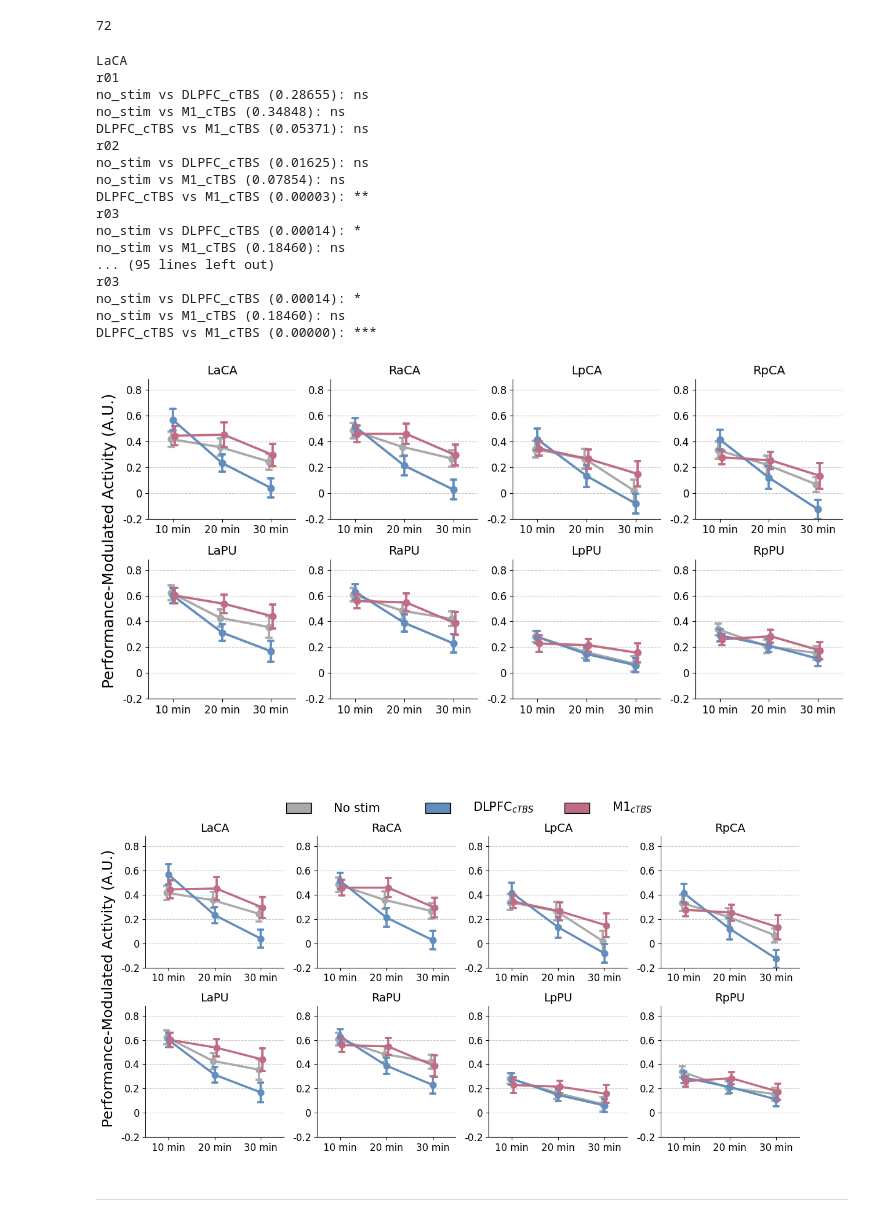
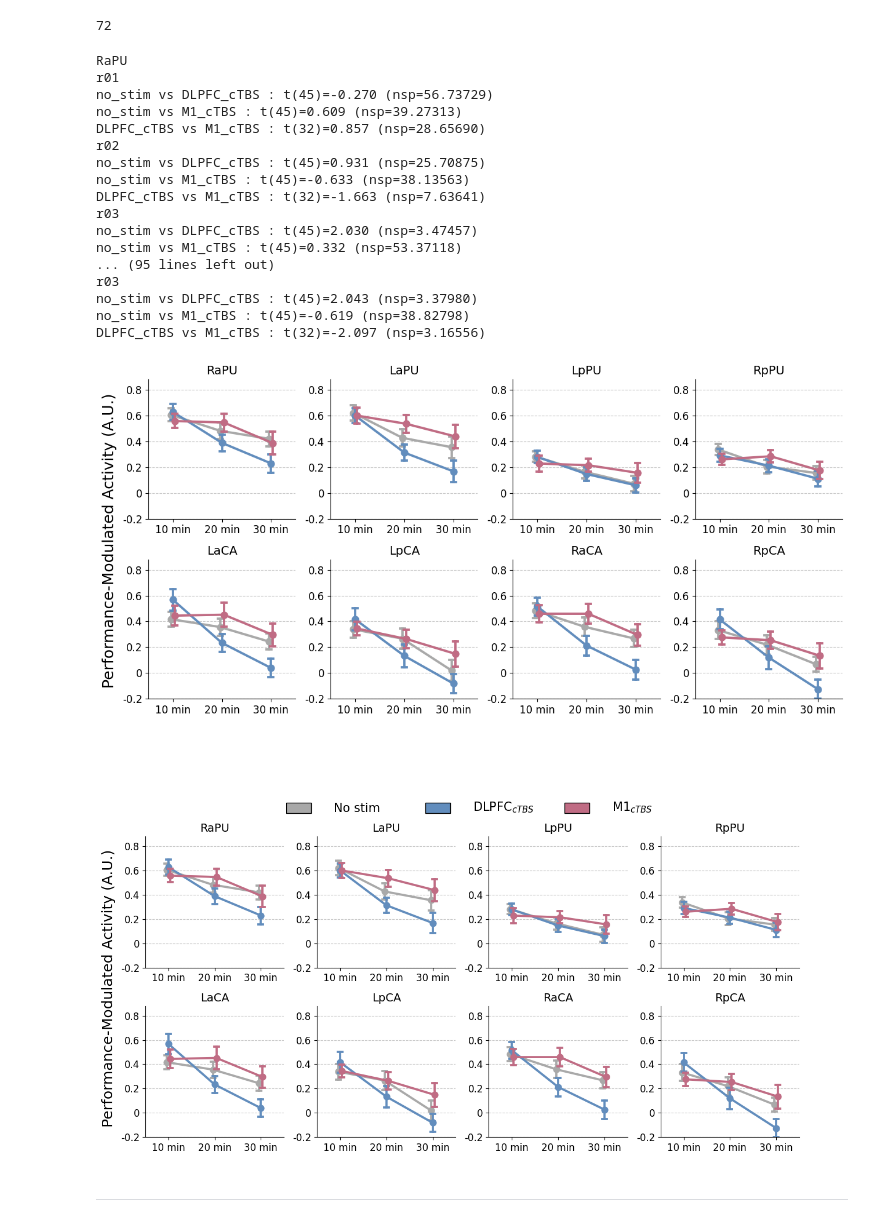
Before and after one commit to psb629/CommonLab, a Jupyter notebook: GP/scripts/fMRI.fig.3c.S2.ipynb, the cells around one changed output. Drawn from its saved outputs; the diff is of its cells as text; code cells hidden in the pictures.

```diff
--- a/GP/scripts/fMRI.fig.3c.S2.ipynb
+++ b/GP/scripts/fMRI.fig.3c.S2.ipynb
@@ -158,6 +159,7 @@ list_label=[
     'RaPU', 'LaPU', 'LpPU', 'RpPU',
     'LaCA', 'LpCA', 'RaCA', 'RpCA'
 ]
+list_roi=list_label[1:]
 # %% [markdown]
 ---
 # %% [markdown]
@@ -258,7 +260,7 @@ for run in list_run:
 
 #         beta = masking.apply_mask(imgs=fname, mask_img=img)
         betas = masker.fit_transform(fname)[0]
-        for ii, roi in enumerate(list_label[1:]):
+        for ii, roi in enumerate(list_roi):
             new_row = pd.Series(
                 {
                     'subj':subj, 'group':group, 'run':run,
@@ -317,15 +319,9 @@ cmap
 # %% [output]
 [figure]
 # %%
-list_label = [
-    'LaCA', 'RaCA', 'LpCA', 'RpCA',
-    'LaPU', 'RaPU', 'LpPU', 'RpPU'
-]
-order = ['r01','r02','r03']
-# hue_order = ['no_stim','DLPFC_cTBS','M1_cTBS','DLPFC_20Hz']
 hue_order = ['no_stim','DLPFC_cTBS','M1_cTBS']
 
-n_Bonferroni = len(list_label)*len(order)*len(hue_order)
+n_Bonferroni = len(list_roi)*len(list_run)*len(hue_order)
 n_Bonferroni
 # %% [output]
 72
@@ -335,11 +331,11 @@ ncols, nrows = 4, 2
 fig, axs = plt.subplots(nrows=nrows, ncols=ncols, figsize=(3*ncols,3*nrows))
 axs = np.concatenate(axs)
 
-for ii, roi in enumerate(list_label):
+for ii, roi in enumerate(list_roi):
     ax = axs[ii]
     g = sns.pointplot(
         data=df[df.roi==roi], x='run', y='beta', hue='group',
-        order=order, hue_order=hue_order, palette=palette[:len(hue_order)],
+        order=list_run, hue_order=hue_order, palette=palette[:len(hue_order)],
         errorbar='se', capsize=0.1,
         dodge=True,
         ax=ax
@@ -348,52 +344,56 @@ for ii, roi in enumerate(list_label):
     ax.grid(axis='y', linestyle='--', alpha=0.7)
     ax.legend().remove()
 
     ax.set_ylim(-0.2,0.88)
     ax.set_ylabel('', fontsize=0)
     ax.set_yticks([-0.2, 0, 0.2, 0.4, 0.6, 0.8])
     ax.set_yticklabels([-0.2, 0, 0.2, 0.4, 0.6, 0.8], fontsize=12)
 
     ax.set_xlabel('', fontsize=0)
-    ax.set_xticks(order)
+    ax.set_xticks(list_run)
     ax.set_xticklabels(['10 min', '20 min', '30 min'], fontsize=12)
 
     ax.spines['right'].set_visible(False)
     ax.spines['top'].set_visible(False)
 
     print(roi)
-    for kk, run in enumerate(order):
+    for kk, run in enumerate(list_run):
         print(run)
         for ii, g1 in enumerate(hue_order):
             x1 = ii
             for jj, g2 in enumerate(hue_order[ii+1:]):
                 x2 = ii+1+jj
-                a = df[(df.group==g1)&(df.run==run)].beta.astype(float)
-                b = df[(df.group==g2)&(df.run==run)].beta.astype(float)
-                _, pval = stats.ttest_ind(a,b)
-                print('%s vs %s (%.5f):'%(g1,g2,pval), convert_pvalue_to_asterisks(pval*n_Bonferroni))
+                a = df[(df.group==g1)&(df.run==run)&(df.roi==roi)].beta.astype(float)
+                b = df[(df.group==g2)&(df.run==run)&(df.roi==roi)].beta.astype(float)
+                res = stats.ttest_ind(a,b)
+                tval, pval = res
+                dof = res.df
+                ## Bonferroni correction
+                pval *= n_Bonferroni
+                print('%s vs %s : t(%d)=%.3f (%sp=%.5f)'%(g1,g2,dof,tval,convert_pvalue_to_asterisks(pval),pval))
     print('')
 
 fig.text(-.015, 0.5, 'Performance-Modulated Activity (A.U.)', va='center', rotation='vertical', fontsize=18)
 fig.tight_layout()
 # %% [output]
-LaCA
+RaPU
 r01
-no_stim vs DLPFC_cTBS (0.28655): ns
-no_stim vs M1_cTBS (0.34848): ns
-DLPFC_cTBS vs M1_cTBS (0.05371): ns
+no_stim vs DLPFC_cTBS : t(45)=-0.270 (nsp=56.73729)
+no_stim vs M1_cTBS : t(45)=0.609 (nsp=39.27313)
+DLPFC_cTBS vs M1_cTBS : t(32)=0.857 (nsp=28.65690)
 r02
-no_stim vs DLPFC_cTBS (0.01625): ns
-no_stim vs M1_cTBS (0.07854): ns
-DLPFC_cTBS vs M1_cTBS (0.00003): **
+no_stim vs DLPFC_cTBS : t(45)=0.931 (nsp=25.70875)
+no_stim vs M1_cTBS : t(45)=-0.633 (nsp=38.13563)
+DLPFC_cTBS vs M1_cTBS : t(32)=-1.663 (nsp=7.63641)
 r03
-no_stim vs DLPFC_cTBS (0.00014): *
-no_stim vs M1_cTBS (0.18460): ns
+no_stim vs DLPFC_cTBS : t(45)=2.030 (nsp=3.47457)
+no_stim vs M1_cTBS : t(45)=0.332 (nsp=53.37118)
 ... (95 lines left out)
 r03
-no_stim vs DLPFC_cTBS (0.00014): *
-no_stim vs M1_cTBS (0.18460): ns
-DLPFC_cTBS vs M1_cTBS (0.00000): ***
+no_stim vs DLPFC_cTBS : t(45)=2.043 (nsp=3.37980)
+no_stim vs M1_cTBS : t(45)=-0.619 (nsp=38.82798)
+DLPFC_cTBS vs M1_cTBS : t(32)=-2.097 (nsp=3.16556)
-[figure, old version]
+[figure, new version]
 # %%
 ### legend
 nax = fig.add_axes([0.25, 1, .8, 0.2])
@@ -418,7 +418,7 @@ for ii, group in enumerate(hue_order):
 nax.axis('off')
 fig
 # %% [output]
-[figure, old version]
+[figure, new version]
 # %%
 fig.savefig(
     '/home/sungbeenpark/Github/labs/GP/results/fig.3c.png'
```
Also changed, not shown: parts of 11 cells of this notebook, 2 other files.
